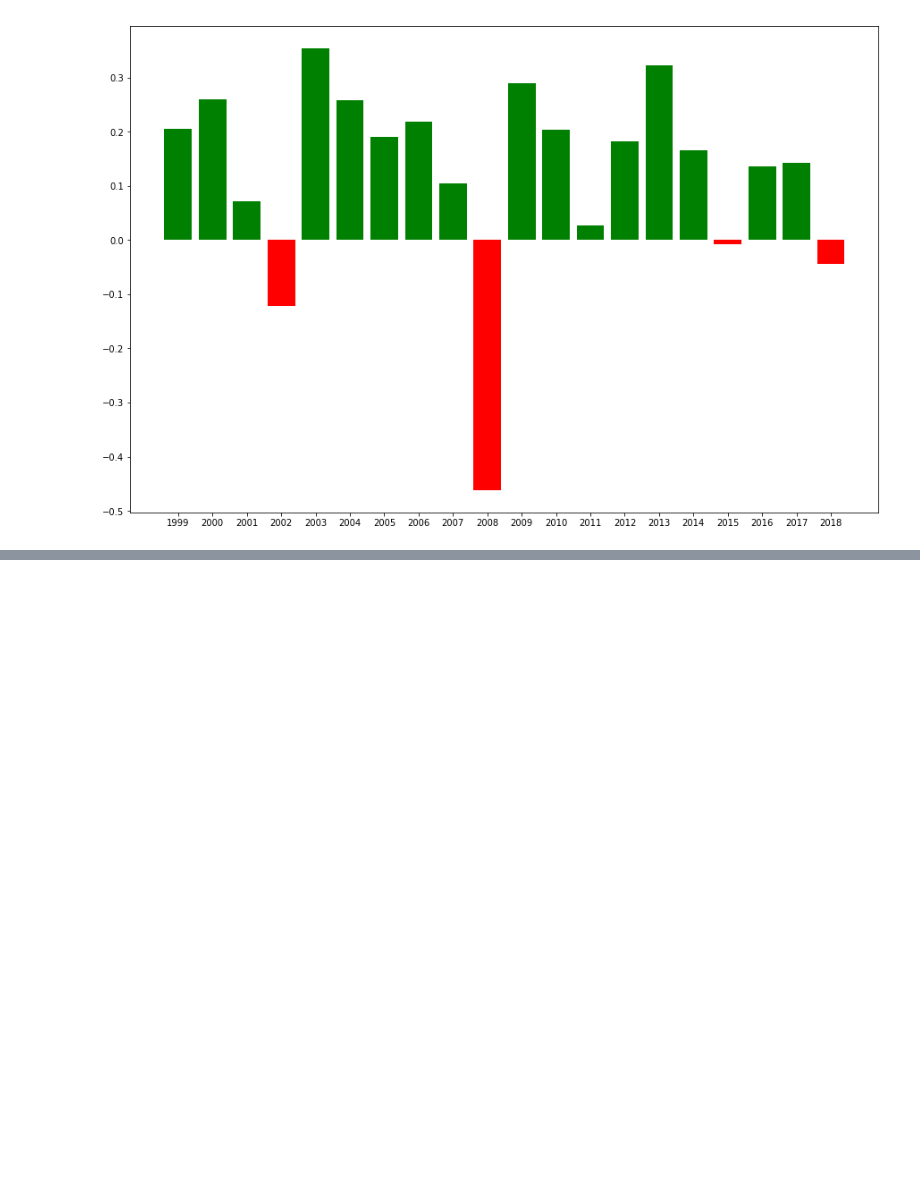
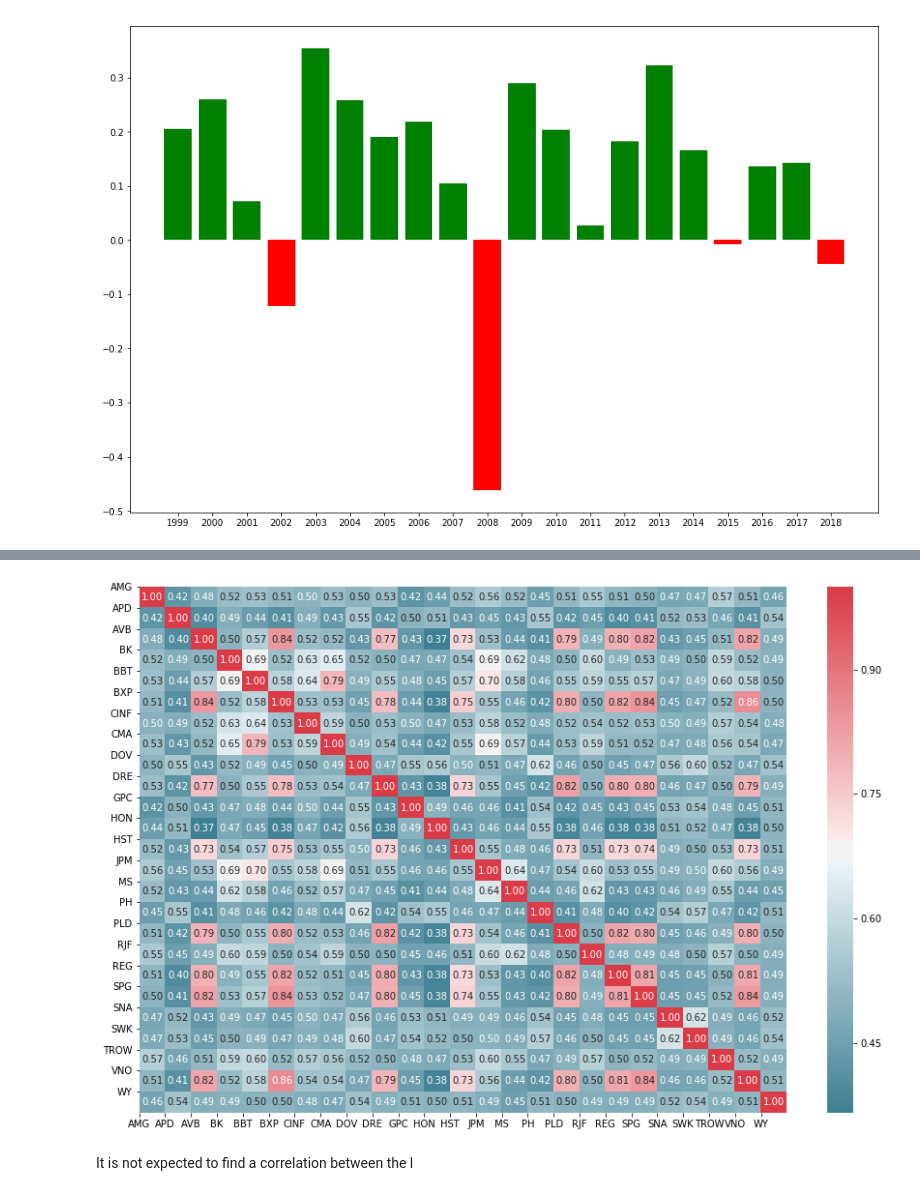
Before and after one commit to AbinavKumar/MLStockPortfolio, a Jupyter notebook: Data Storytelling.ipynb, the cells around one changed output, grey strips where cells are left out. Drawn from its saved outputs; the diff is of its cells as text; code cells hidden in the pictures; blank space fills up the shorter version.

Commit message:
update data story

```diff
--- a/Data Storytelling.ipynb
+++ b/Data Storytelling.ipynb
@@ -81,0 +131,3 @@ plt.show()
+# %%
+corr_mat = sp500_full.corr()
+corr_mat.sum().describe([.9375])
@@ -81,0 +143,19 @@ plt.show()
+# %%
+main_corr = corr_mat.sum()[corr_mat.sum() > 124]
+# %%
+def get_corr_heat_map(data, ignore_cancelled = True):
+    data_to_visualize = data[~data.isin([np.nan, np.inf, -np.inf]).any(1)]
+    corr = data_to_visualize.corr()
+    fig, ax = plt.subplots(figsize=(15, 10))
+    colormap = sns.diverging_palette(220, 10, as_cmap=True)
+    sns.heatmap(corr, cmap=colormap, annot=True, fmt=".2f")
+    plt.xticks(range(len(corr.columns)), corr.columns)
+    plt.yticks(range(len(corr.columns)), corr.columns)
+    plt.show()
+# %%
+main_corr_mat = sp500_full.loc[:,main_corr.index]
+get_corr_heat_map(main_corr_mat, ignore_cancelled = False)
+# %% [output]
+[figure, added]
+# %% [markdown]
+It is not expected to find a correlation between the l
```
Also changed, not shown: parts of 17 cells of this notebook, 1 other file.
